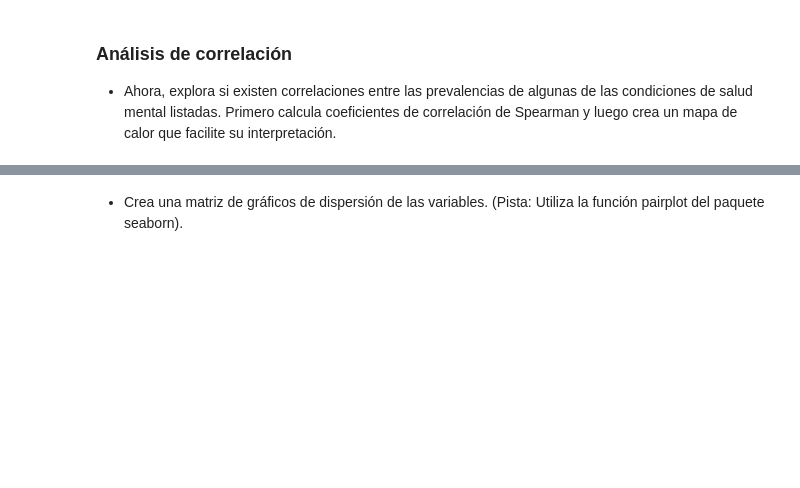
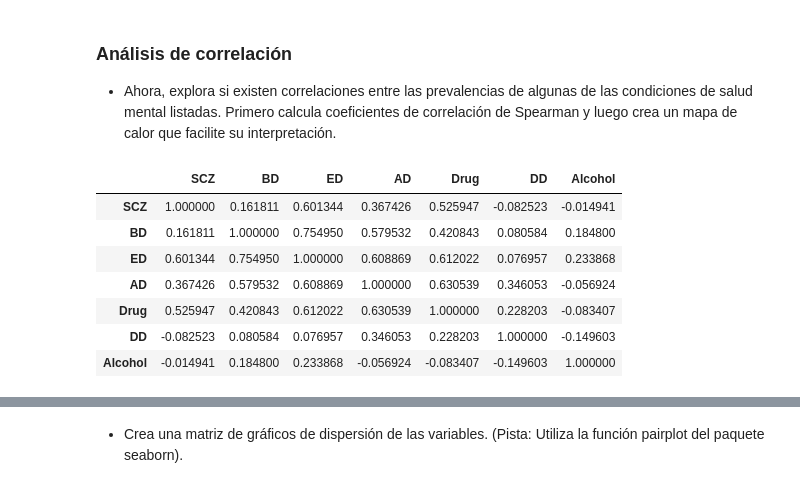
Before and after one commit to renatoparedes/IntroPythonInvestigacionPsicologia, a Jupyter notebook: AnalisisdeDatosCuantitativos/Solucionario_EstadisticaDescriptiva.ipynb, the cells around one changed output, grey strips where cells are left out. Saved outputs shown, nothing was run; the diff lists cells and outputs as text; code cells hidden in the pictures; blank space fills up the shorter version.

```diff
--- a/AnalisisdeDatosCuantitativos/Solucionario_EstadisticaDescriptiva.ipynb
+++ b/AnalisisdeDatosCuantitativos/Solucionario_EstadisticaDescriptiva.ipynb
@@ -124,4 +147,26 @@ plt.show()
 ### Análisis de correlación
 
 - Ahora, explora si existen correlaciones entre las prevalencias de algunas de las condiciones de salud mental listadas. Primero calcula coeficientes de correlación de Spearman y luego crea un mapa de calor que facilite su interpretación.
+# %%
+new_disorders = disorders.rename(
+    columns={
+        "schizophrenia": "SCZ",
+        "bipolar_disorder": "BD",
+        "eating_disorders": "ED",
+        "anxiety_disorders": "AD",
+        "drug_use_disorders": "Drug",
+        "depression": "DD",
+        "alcohol_use_disorders": "Alcohol",
+    }
+)
+new_disorders.corr(method="spearman")
+# %% [output]
+|  | SCZ | BD | ED | AD | Drug | DD | Alcohol |
+| SCZ | 1.000000 | 0.161811 | 0.601344 | 0.367426 | 0.525947 | -0.082523 | -0.014941 |
+| BD | 0.161811 | 1.000000 | 0.754950 | 0.579532 | 0.420843 | 0.080584 | 0.184800 |
+| ED | 0.601344 | 0.754950 | 1.000000 | 0.608869 | 0.612022 | 0.076957 | 0.233868 |
+| AD | 0.367426 | 0.579532 | 0.608869 | 1.000000 | 0.630539 | 0.346053 | -0.056924 |
+| Drug | 0.525947 | 0.420843 | 0.612022 | 0.630539 | 1.000000 | 0.228203 | -0.083407 |
+| DD | -0.082523 | 0.080584 | 0.076957 | 0.346053 | 0.228203 | 1.000000 | -0.149603 |
+| Alcohol | -0.014941 | 0.184800 | 0.233868 | -0.056924 | -0.083407 | -0.149603 | 1.000000 |
 # %%
```
Also changed, not shown: parts of 4 cells of this notebook, 5 other files.
